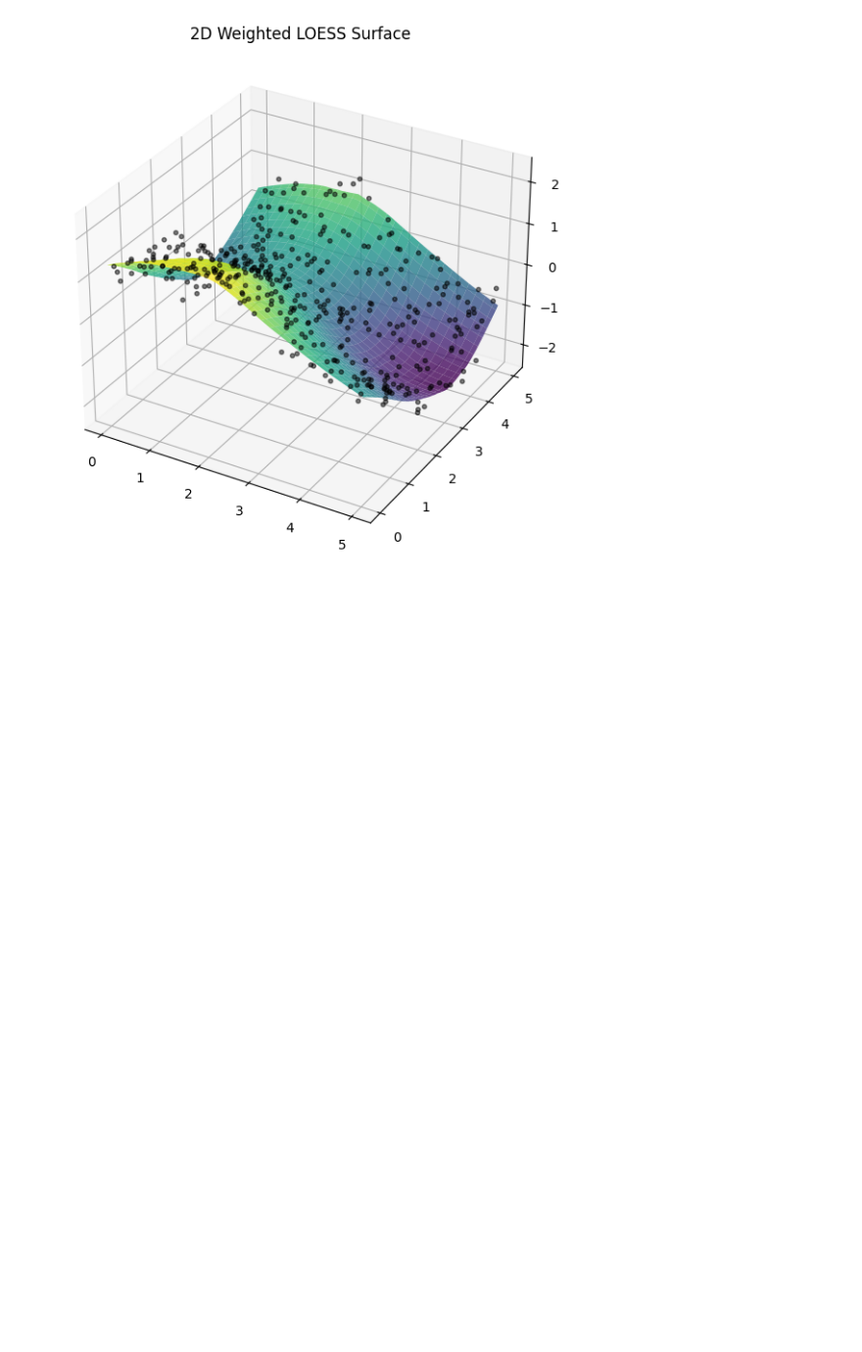
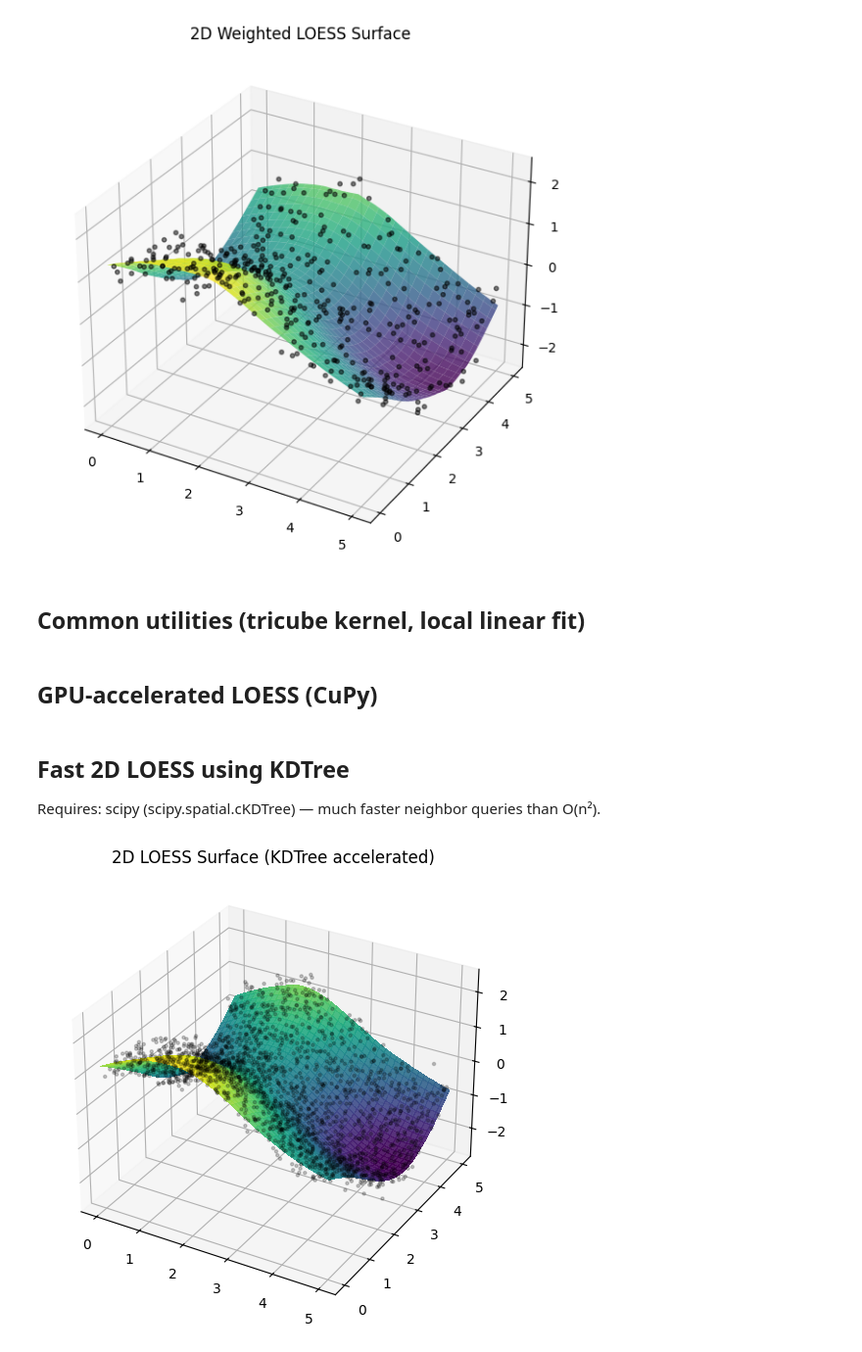
Before and after one commit to Biswamitra4599/DataAnalysis, a Jupyter notebook: Bivariant Distribution/Scatter_Plot_with_LOESS_Smoothing.ipynb, the cells around one changed output. Shown at 98% size. Saved outputs shown, nothing was run; the diff lists cells and outputs as text; code cells hidden in the pictures; blank space fills up the shorter version.

```diff
--- a/Bivariant Distribution/Scatter_Plot_with_LOESS_Smoothing.ipynb
+++ b/Bivariant Distribution/Scatter_Plot_with_LOESS_Smoothing.ipynb
@@ -492,3 +494,5 @@ ax.set_title("2D Weighted LOESS Surface")
 plt.show()
 # %% [output]
 [figure]
+# %% [markdown]
+## Common utilities (tricube kernel, local linear fit)
@@ -494,0 +527,2 @@ plt.show()
+# %% [markdown]
+## GPU-accelerated LOESS (CuPy)
@@ -494,0 +591,57 @@ plt.show()
+# %% [markdown]
+## Fast 2D LOESS using KDTree
+
+Requires: scipy (scipy.spatial.cKDTree) — much faster neighbor queries than O(n²).
+# %%
+def loess_2d_fast(x, y, z, grid_size=60, frac=0.25):
+    """
+    Fast 2D LOESS: fit local linear model z ~ (1, x, y) at grid points.
+    x,y,z: 1D numpy arrays of same length n.
+    grid_size: resolution of returned grid.
+    frac: proportion of points to use as local neighbors.
+    Returns: Gx, Gy, Z (meshgrid arrays for plotting).
+    """
+    x = np.asarray(x); y = np.asarray(y); z = np.asarray(z)
+    n = len(x)
+    span = int(np.ceil(frac * n))
+    kdt = cKDTree(np.column_stack([x, y]))
+
+    gx = np.linspace(x.min(), x.max(), grid_size)
+    gy = np.linspace(y.min(), y.max(), grid_size)
+    Gx, Gy = np.meshgrid(gx, gy)
+    Z = np.zeros_like(Gx)
+
+    for i in range(grid_size):
+        for j in range(grid_size):
+            x0, y0 = Gx[i,j], Gy[i,j]
+            dists, idx = kdt.query([x0, y0], k=span)
+            xn = x[idx]; yn = y[idx]; zn = z[idx]
+            # normalize distances and compute weights
+            maxd = np.max(dists) if np.max(dists)>0 else 1.0
+            w = tricube_weights(dists / maxd)
+            # local linear fit: z ~ 1 + x + y
+            X = np.column_stack([np.ones(span), xn, yn])
+            W = np.diag(w)
+            try:
+                beta = np.linalg.inv(X.T @ W @ X) @ X.T @ (w * zn)
+            except np.linalg.LinAlgError:
+                beta = np.linalg.pinv(X.T @ W @ X) @ X.T @ (w * zn)
+            Z[i,j] = beta[0] + beta[1]*x0 + beta[2]*y0
+    return Gx, Gy, Z
+
+# Example:
+if __name__ == "__main__":
+    n = 2000
+    rng = np.random.default_rng(1)
+    x = rng.uniform(0, 5, n)
+    y = rng.uniform(0, 5, n)
+    z = np.sin(x) + np.cos(y) + rng.normal(scale=0.2, size=n)
+    Gx, Gy, Z = loess_2d_fast(x, y, z, grid_size=80, frac=0.15)
+    fig = plt.figure(figsize=(10,6))
+    ax = fig.add_subplot(111, projection='3d')
+    ax.plot_surface(Gx, Gy, Z, cmap='viridis', linewidth=0, antialiased=False, alpha=0.9)
+    ax.scatter(x, y, z, s=5, c='k', alpha=0.2)
+    plt.title("2D LOESS Surface (KDTree accelerated)")
+    plt.show()
+# %% [output]
+[figure, added]
```
Also changed, not shown: parts of 9 cells of this notebook.
